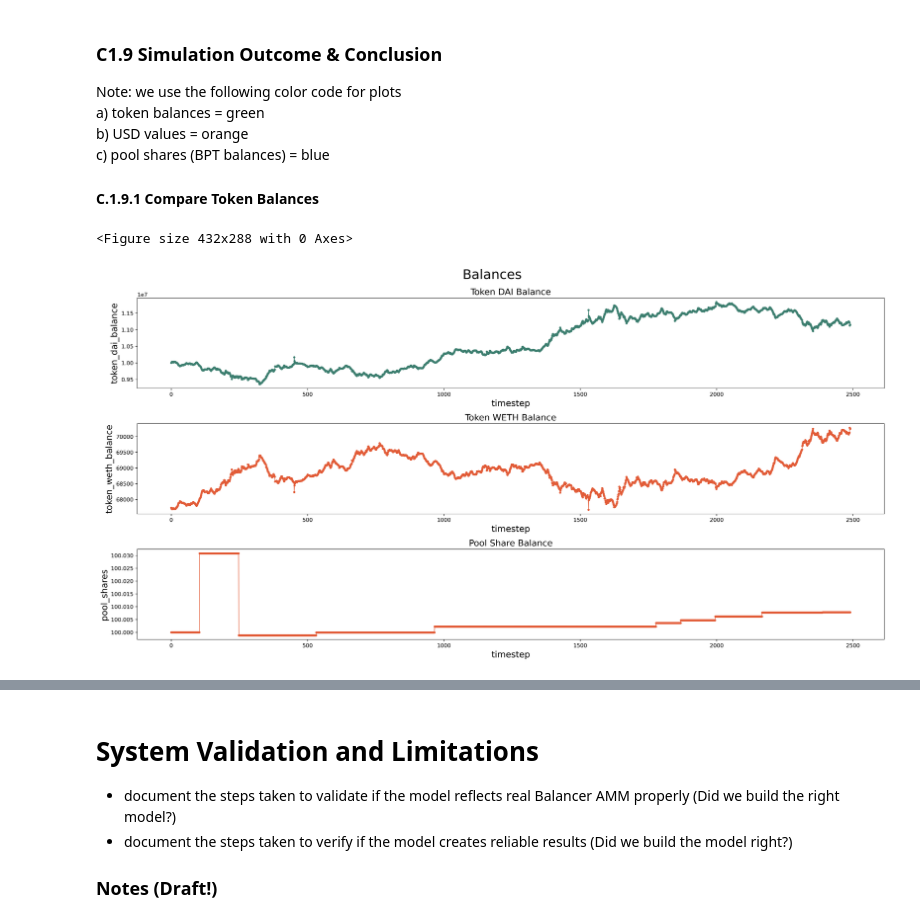
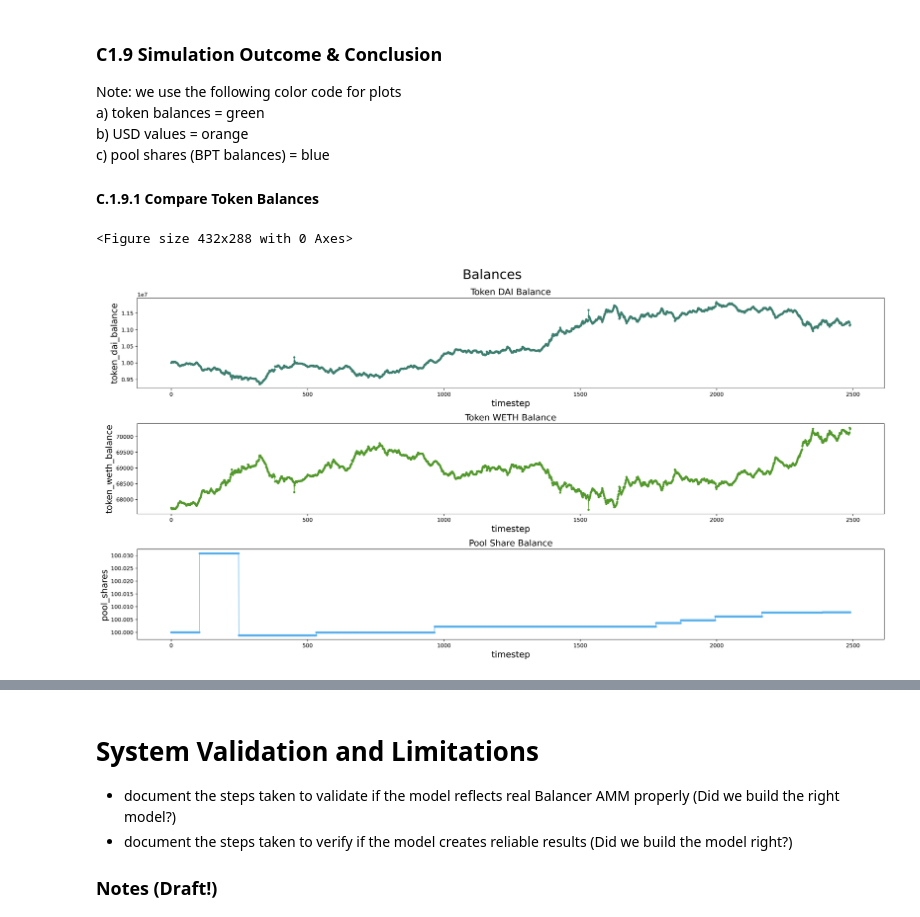
Before and after one commit to TokenEngineeringCommunity/BalancerPools_Model, a Jupyter notebook: BalancerAMM-v013.ipynb, the cells around one changed output, grey strips where cells are left out. Saved outputs shown, nothing was run; the diff lists cells and outputs as text; code cells hidden in the pictures.

```diff
--- a/BalancerAMM-v013.ipynb
+++ b/BalancerAMM-v013.ipynb
@@ -282,31 +280,31 @@ import matplotlib.dates as mdates
 # %%
 #USE VALUES DIRECTLY FROM DATAFRAME ZERO (p_df)
 
 x = p_df['timestep'] #change to datetime, solve processing issue
 y1 = p_df['token_dai_balance']
 y2 = p_df['token_weth_balance']
 y3 = p_df['pool_shares']
 
 plt.figure()
 fig, axs = plt.subplots(figsize=(20,10), dpi=300, ncols=1, nrows=3, constrained_layout=True)
 fig.suptitle('Balances', fontsize=24)
 axs[0].plot(x, y1, linewidth=1, marker=".", color="#3C7E6F")
 axs[0].set_title('Token DAI Balance', fontsize=16)
 axs[0].set_xlabel('timestep', fontsize=16)
 axs[0].set_ylabel('token_dai_balance', fontsize=16)
 
-axs[1].plot(x, y2, linewidth=1, marker=".", color="#E25C38")
+axs[1].plot(x, y2, linewidth=1, marker=".", color="#53992C")
 axs[1].set_title('Token WETH Balance', fontsize=16)
 axs[1].set_xlabel('timestep', fontsize=16)
 axs[1].set_ylabel('token_weth_balance', fontsize=16)
 
-axs[2].plot(x, y3, linewidth=1, marker=".", color="#E25C38")
+axs[2].plot(x, y3, linewidth=1, marker=".", color="#5CB1EC")
 axs[2].set_title('Pool Share Balance', fontsize=16)
 axs[2].set_xlabel('timestep', fontsize=16)
 axs[2].set_ylabel('pool_shares', fontsize=16)
 
 
 plt.show()
 # %% [output]
 <Figure size 432x288 with 0 Axes>
-[figure, old version]
+[figure, new version]
```
Also changed, not shown: parts of 4 cells of this notebook.
